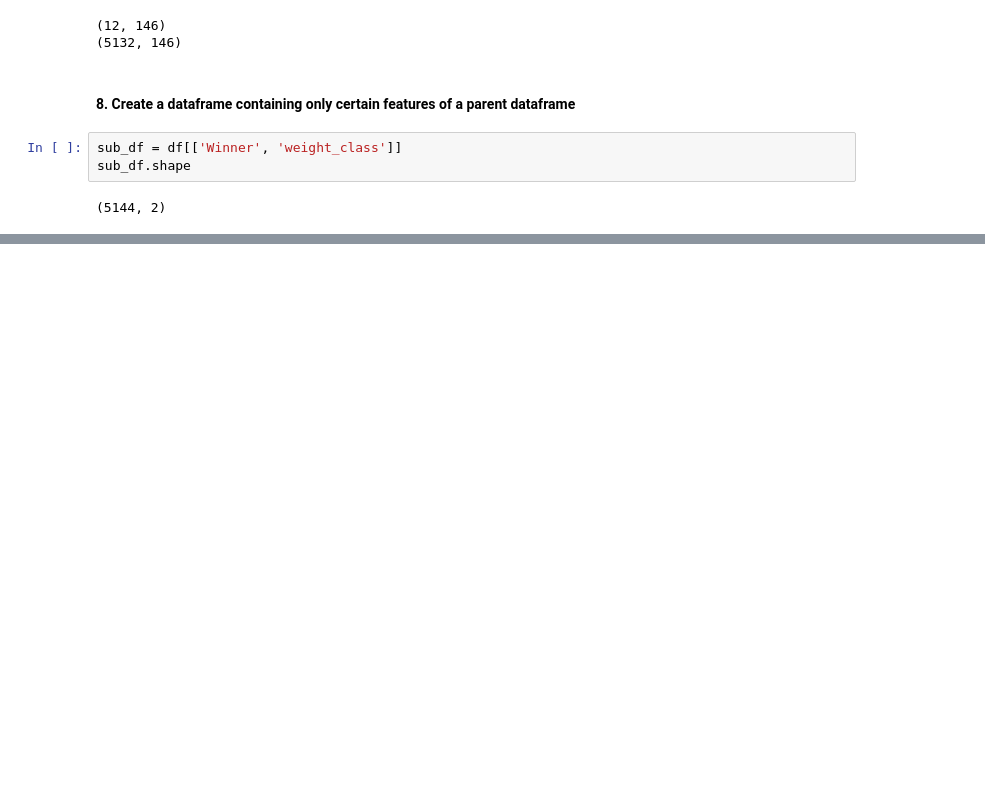
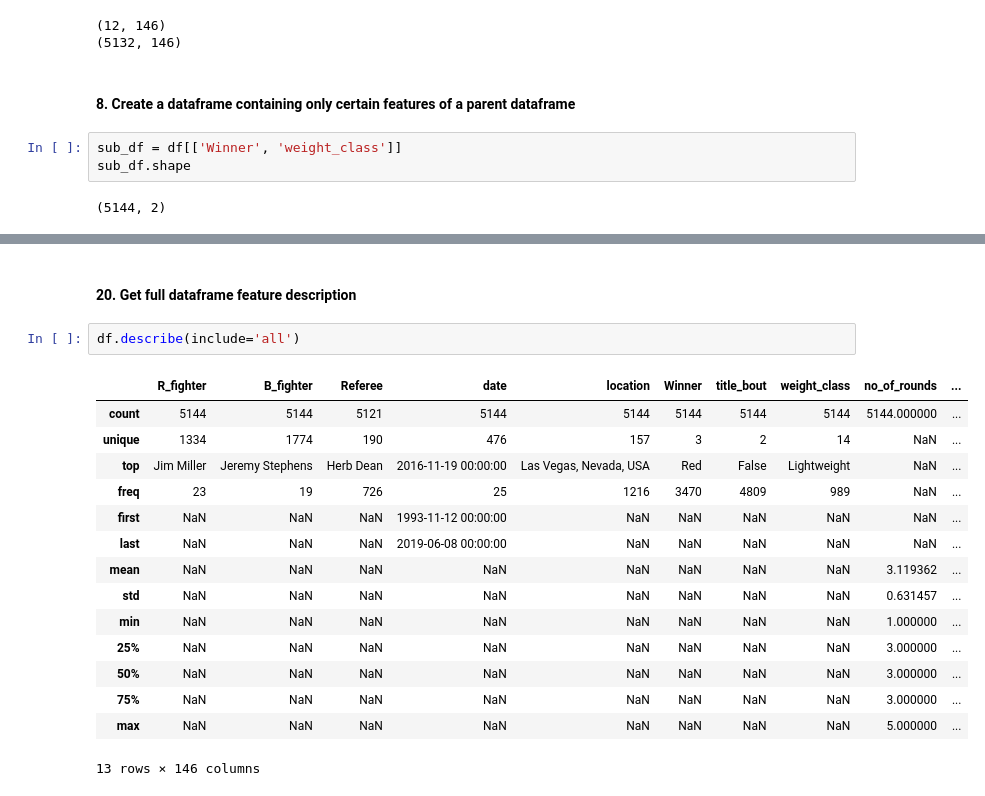
Before and after one commit to shortlikeafox/kaggle-non-competition, a Jupyter notebook: data-science-template.ipynb, the cells around one changed output, grey strips where cells are left out. Drawn from its saved outputs; the diff is of its cells as text; blank space fills up the shorter version.

```diff
--- a/data-science-template.ipynb
+++ b/data-science-template.ipynb
@@ -88,0 +201,20 @@ print(y_test.shape)
+# %% [markdown]
+#### 20. Get full dataframe feature description
+# %%
+df.describe(include='all')
+# %% [output]
+|  | R_fighter | B_fighter | Referee | date | location | Winner | title_bout | weight_class | no_of_rounds | ... |
+| count | 5144 | 5144 | 5121 | 5144 | 5144 | 5144 | 5144 | 5144 | 5144.000000 | ... |
+| unique | 1334 | 1774 | 190 | 476 | 157 | 3 | 2 | 14 | NaN | ... |
+| top | Jim Miller | Jeremy Stephens | Herb Dean | 2016-11-19 00:00:00 | Las Vegas, Nevada, USA | Red | False | Lightweight | NaN | ... |
+| freq | 23 | 19 | 726 | 25 | 1216 | 3470 | 4809 | 989 | NaN | ... |
+| first | NaN | NaN | NaN | 1993-11-12 00:00:00 | NaN | NaN | NaN | NaN | NaN | ... |
+| last | NaN | NaN | NaN | 2019-06-08 00:00:00 | NaN | NaN | NaN | NaN | NaN | ... |
+| mean | NaN | NaN | NaN | NaN | NaN | NaN | NaN | NaN | 3.119362 | ... |
+| std | NaN | NaN | NaN | NaN | NaN | NaN | NaN | NaN | 0.631457 | ... |
+| min | NaN | NaN | NaN | NaN | NaN | NaN | NaN | NaN | 1.000000 | ... |
+| 25% | NaN | NaN | NaN | NaN | NaN | NaN | NaN | NaN | 3.000000 | ... |
+| 50% | NaN | NaN | NaN | NaN | NaN | NaN | NaN | NaN | 3.000000 | ... |
+| 75% | NaN | NaN | NaN | NaN | NaN | NaN | NaN | NaN | 3.000000 | ... |
+| max | NaN | NaN | NaN | NaN | NaN | NaN | NaN | NaN | 5.000000 | ... |
+13 rows × 146 columns
```
Also changed, not shown: parts of 47 cells of this notebook, 4 other files.
